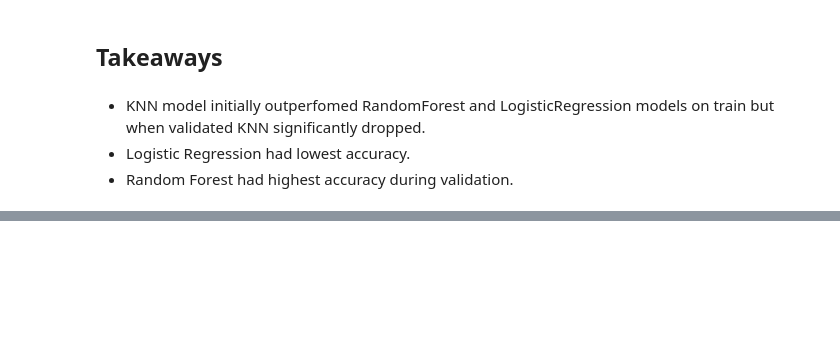
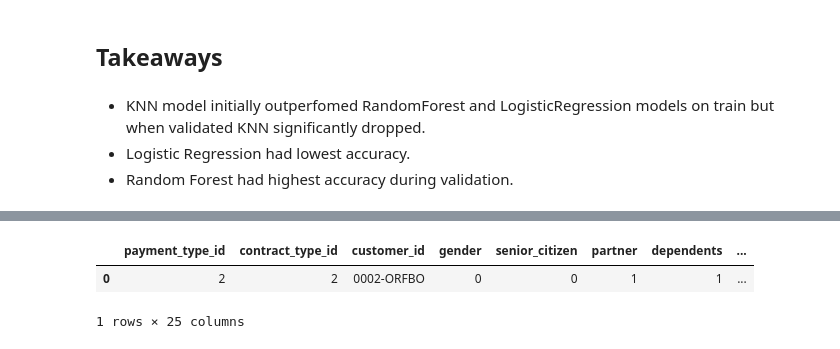
Before and after one commit to raycerna/telco-churn-analysis, a Jupyter notebook: final_report.ipynb, the cells around one changed output, grey strips where cells are left out. Cells and saved outputs as stored; diff of their text form; code cells hidden in the pictures; blank space fills up the shorter version.

```diff
--- a/final_report.ipynb
+++ b/final_report.ipynb
@@ -560,0 +555,9 @@ Accuracy of random forest classifier on test set: 0.7640
+# %%
+X = telco_df[['online_security','tech_support','device_protection','monthly_charges']]
+
+telco_df['prediction'] = logit.predict(X)
+telco_df.head(1)
+# %% [output]
+|  | payment_type_id | contract_type_id | customer_id | gender | senior_citizen | partner | dependents | ... |
+| 0 | 2 | 2 | 0002-ORFBO | 0 | 0 | 1 | 1 | ... |
+1 rows × 25 columns
```
Also changed, not shown: parts of 56 cells of this notebook.
